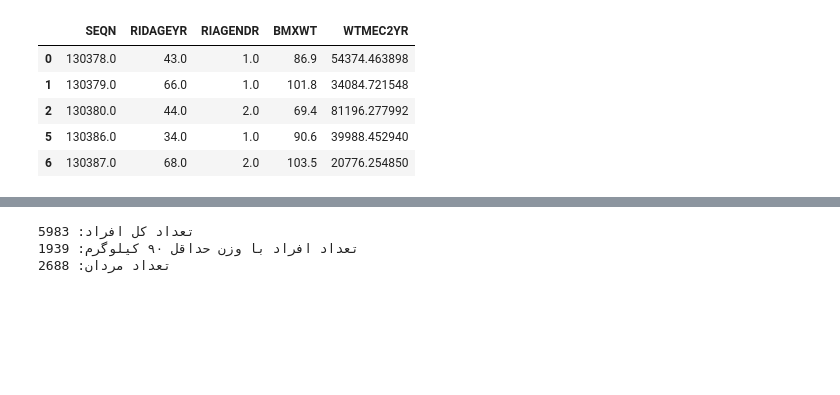
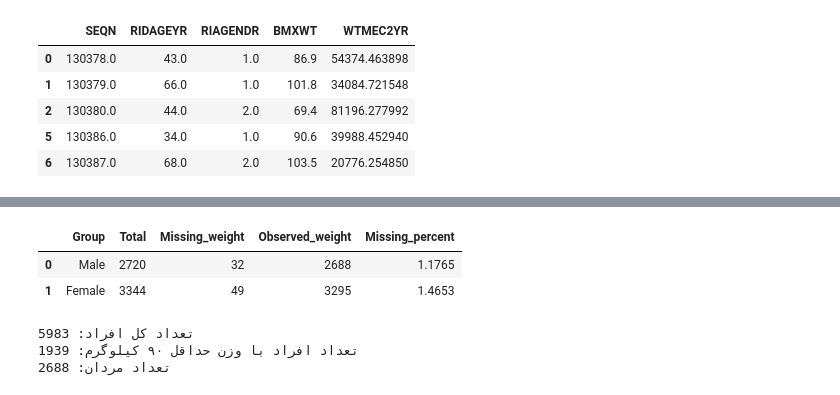
Before and after one commit to nazaninhasani/Amar, a Jupyter notebook: notebooks/phase2_analysis.ipynb, the cells around one changed output, grey strips where cells are left out. Saved outputs shown, nothing was run; the diff lists cells and outputs as text; code cells hidden in the pictures; blank space fills up the shorter version.

```diff
--- a/notebooks/phase2_analysis.ipynb
+++ b/notebooks/phase2_analysis.ipynb
@@ -59,3 +274,39 @@ df[
+# %%
+# بررسی گمشدگی وزن بدن به تفکیک جنس، قبل از حذف موارد ناقص
+missing_by_sex = (
+    audit_data
+    .assign(Weight_missing=audit_data["BMXWT"].isna())
+    .groupby("RIAGENDR")
+    .agg(
+        Total=("SEQN", "size"),
+        Missing_weight=("Weight_missing", "sum")
+    )
+    .reset_index()
+)
+
+missing_by_sex["Group"] = missing_by_sex["RIAGENDR"].map({
+    1: "Male",
+    2: "Female"
+})
+
+missing_by_sex["Observed_weight"] = (
+    missing_by_sex["Total"] - missing_by_sex["Missing_weight"]
+)
+
+missing_by_sex["Missing_percent"] = (
+    100 * missing_by_sex["Missing_weight"] / missing_by_sex["Total"]
+)
+
+missing_by_sex = missing_by_sex[
+    ["Group", "Total", "Missing_weight",
+     "Observed_weight", "Missing_percent"]
+]
+
+display(missing_by_sex.round(4))
+# %% [output]
+|  | Group | Total | Missing_weight | Observed_weight | Missing_percent |
+| 0 | Male | 2720 | 32 | 2688 | 1.1765 |
+| 1 | Female | 3344 | 49 | 3295 | 1.4653 |
 # %%
 # متغیرهای کمی
 df["X_weight"] = df["BMXWT"]
```
Also changed, not shown: parts of 4 cells of this notebook, 7 other files.
